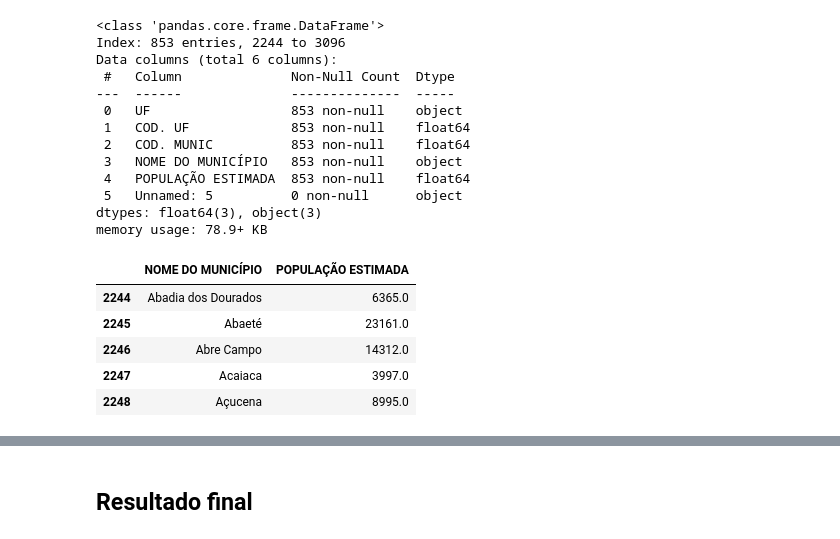
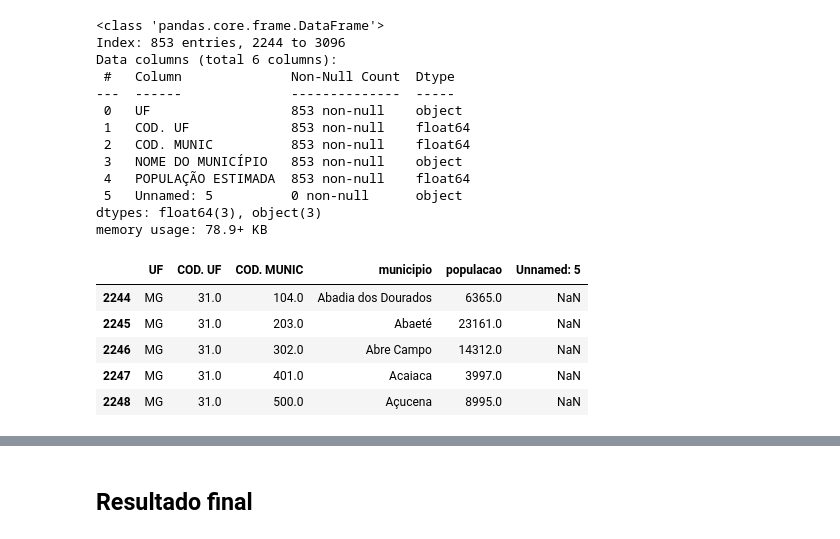
Before and after one commit to isabellehaga/aq-data-scientist-test, a Jupyter notebook: 01_etl.ipynb, the cells around one changed output, grey strips where cells are left out. Cells and saved outputs as stored; diff of their text form; code cells hidden in the pictures.

```diff
--- a/01_etl.ipynb
+++ b/01_etl.ipynb
@@ -241,15 +335,17 @@ Data columns (total 6 columns):
 dtypes: float64(3), object(3)
 memory usage: 78.9+ KB
 # %%
-# Selecionar apenas as duas colunas
-df_mg_pop = df_mg_2024[['NOME DO MUNICÍPIO', 'POPULAÇÃO ESTIMADA']].copy()
+df_mg_2024 = df_mg_2024.rename(columns={
+    'NOME DO MUNICÍPIO': 'municipio',
+    'POPULAÇÃO ESTIMADA': 'populacao'
+})
 
 # Verificar resultado
-df_mg_pop.head()
+df_mg_2024.head()
 # %% [output]
-|  | NOME DO MUNICÍPIO | POPULAÇÃO ESTIMADA |
-| 2244 | Abadia dos Dourados | 6365.0 |
-| 2245 | Abaeté | 23161.0 |
-| 2246 | Abre Campo | 14312.0 |
-| 2247 | Acaiaca | 3997.0 |
-| 2248 | Açucena | 8995.0 |
+|  | UF | COD. UF | COD. MUNIC | municipio | populacao | Unnamed: 5 |
+| 2244 | MG | 31.0 | 104.0 | Abadia dos Dourados | 6365.0 | NaN |
+| 2245 | MG | 31.0 | 203.0 | Abaeté | 23161.0 | NaN |
+| 2246 | MG | 31.0 | 302.0 | Abre Campo | 14312.0 | NaN |
+| 2247 | MG | 31.0 | 401.0 | Acaiaca | 3997.0 | NaN |
+| 2248 | MG | 31.0 | 500.0 | Açucena | 8995.0 | NaN |
```
Also changed, not shown: parts of 79 cells of this notebook.
